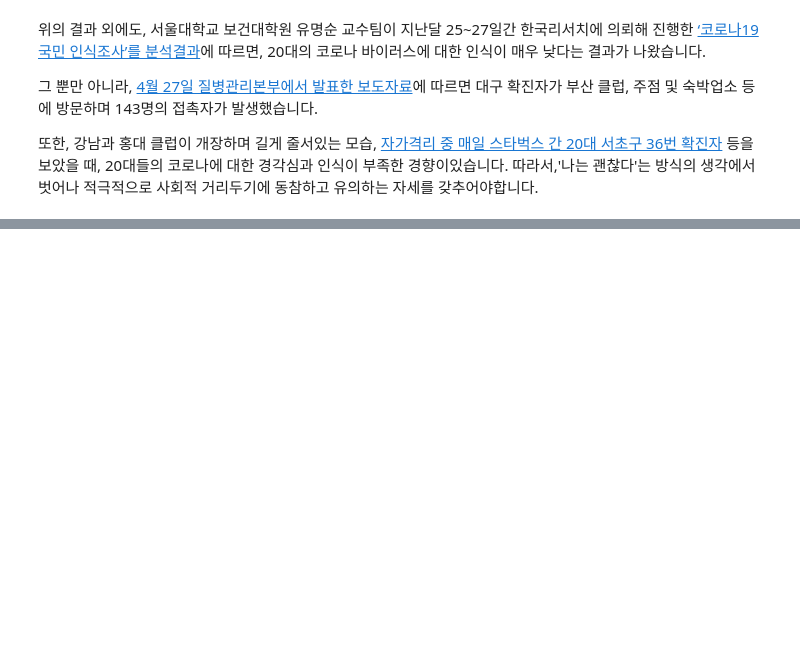
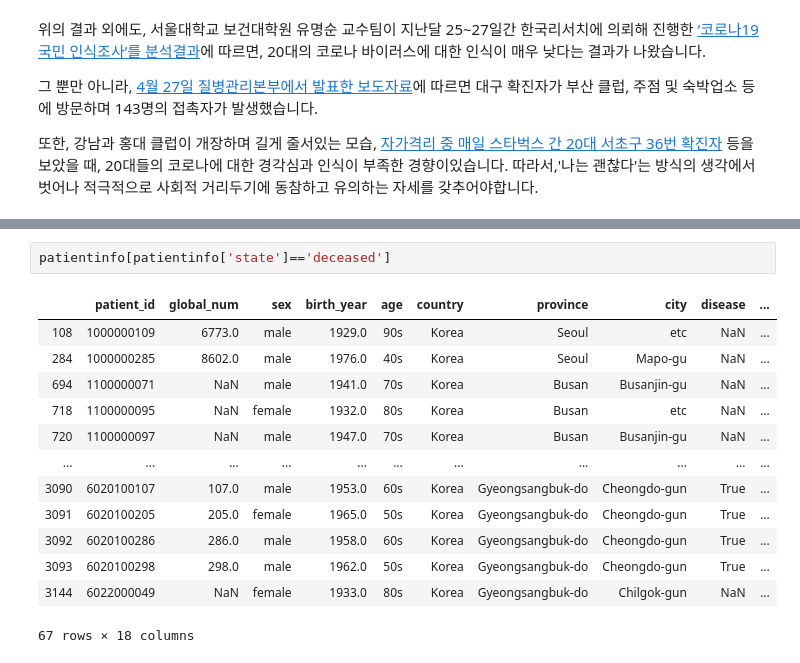
Before and after one commit to chan157/DACON_COVID, a Jupyter notebook: Submission_v2_test.ipynb, the cells around one changed output, grey strips where cells are left out. Saved outputs shown, nothing was run; the diff lists cells and outputs as text; blank space fills up the shorter version.

```diff
--- a/Submission_v2_test.ipynb
+++ b/Submission_v2_test.ipynb
@@ -597,0 +903,16 @@ https://news.mt.co.kr/mtview.php?no=2020041714043594627
+# %%
+patientinfo[patientinfo['state']=='deceased']
+# %% [output]
+|  | patient_id | global_num | sex | birth_year | age | country | province | city | disease | ... |
+| 108 | 1000000109 | 6773.0 | male | 1929.0 | 90s | Korea | Seoul | etc | NaN | ... |
+| 284 | 1000000285 | 8602.0 | male | 1976.0 | 40s | Korea | Seoul | Mapo-gu | NaN | ... |
+| 694 | 1100000071 | NaN | male | 1941.0 | 70s | Korea | Busan | Busanjin-gu | NaN | ... |
+| 718 | 1100000095 | NaN | female | 1932.0 | 80s | Korea | Busan | etc | NaN | ... |
+| 720 | 1100000097 | NaN | male | 1947.0 | 70s | Korea | Busan | Busanjin-gu | NaN | ... |
+| ... | ... | ... | ... | ... | ... | ... | ... | ... | ... | ... |
+| 3090 | 6020100107 | 107.0 | male | 1953.0 | 60s | Korea | Gyeongsangbuk-do | Cheongdo-gun | True | ... |
+| 3091 | 6020100205 | 205.0 | female | 1965.0 | 50s | Korea | Gyeongsangbuk-do | Cheongdo-gun | True | ... |
+| 3092 | 6020100286 | 286.0 | male | 1958.0 | 60s | Korea | Gyeongsangbuk-do | Cheongdo-gun | True | ... |
+| 3093 | 6020100298 | 298.0 | male | 1962.0 | 50s | Korea | Gyeongsangbuk-do | Cheongdo-gun | True | ... |
+| 3144 | 6022000049 | NaN | female | 1933.0 | 80s | Korea | Gyeongsangbuk-do | Chilgok-gun | NaN | ... |
+67 rows × 18 columns
```
Also changed, not shown: parts of 76 cells of this notebook, 5 other files.
